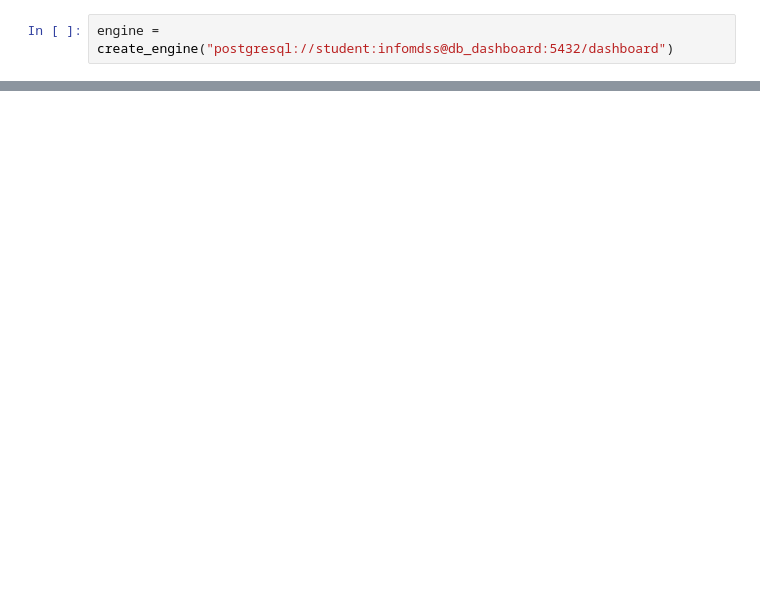
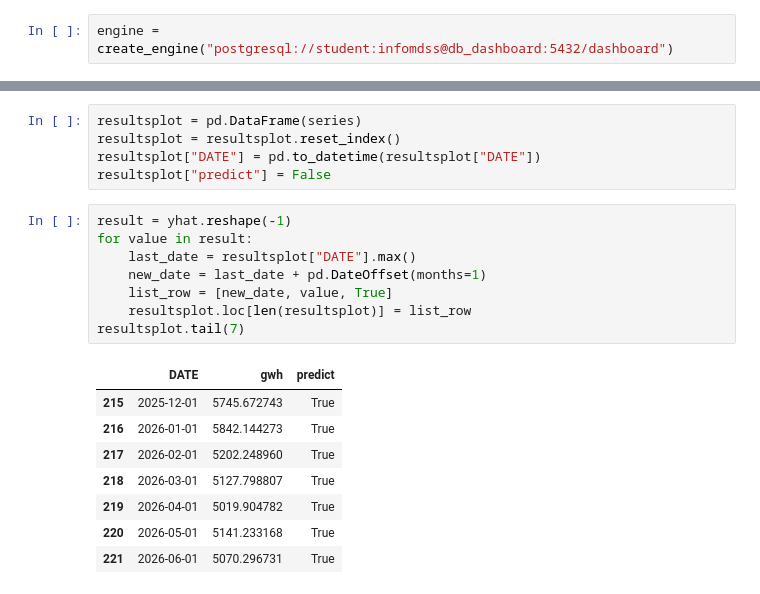
Before and after one commit to CaspervanWetten/DataDetectives, a Jupyter notebook: notebook/prediction.ipynb, the cells around one changed output, grey strips where cells are left out. Saved outputs shown, nothing was run; the diff lists cells and outputs as text; blank space fills up the shorter version.

Commit message:
prediction algoritme toegepast

```diff
--- a/notebook/prediction.ipynb
+++ b/notebook/prediction.ipynb
@@ -67,0 +196,22 @@ array=[13032.    11852.    12356.    10671.     9298.     8372.     8004.
+# %%
+resultsplot = pd.DataFrame(series)
+resultsplot = resultsplot.reset_index()
+resultsplot["DATE"] = pd.to_datetime(resultsplot["DATE"])
+resultsplot["predict"] = False
+# %%
+result = yhat.reshape(-1)
+for value in result:
+    last_date = resultsplot["DATE"].max()
+    new_date = last_date + pd.DateOffset(months=1)
+    list_row = [new_date, value, True]
+    resultsplot.loc[len(resultsplot)] = list_row
+resultsplot.tail(7)
+# %% [output]
+|  | DATE | gwh | predict |
+| 215 | 2025-12-01 | 5745.672743 | True |
+| 216 | 2026-01-01 | 5842.144273 | True |
+| 217 | 2026-02-01 | 5202.248960 | True |
+| 218 | 2026-03-01 | 5127.798807 | True |
+| 219 | 2026-04-01 | 5019.904782 | True |
+| 220 | 2026-05-01 | 5141.233168 | True |
+| 221 | 2026-06-01 | 5070.296731 | True |
```
Also changed, not shown: parts of 13 cells of this notebook, 4 other files.
